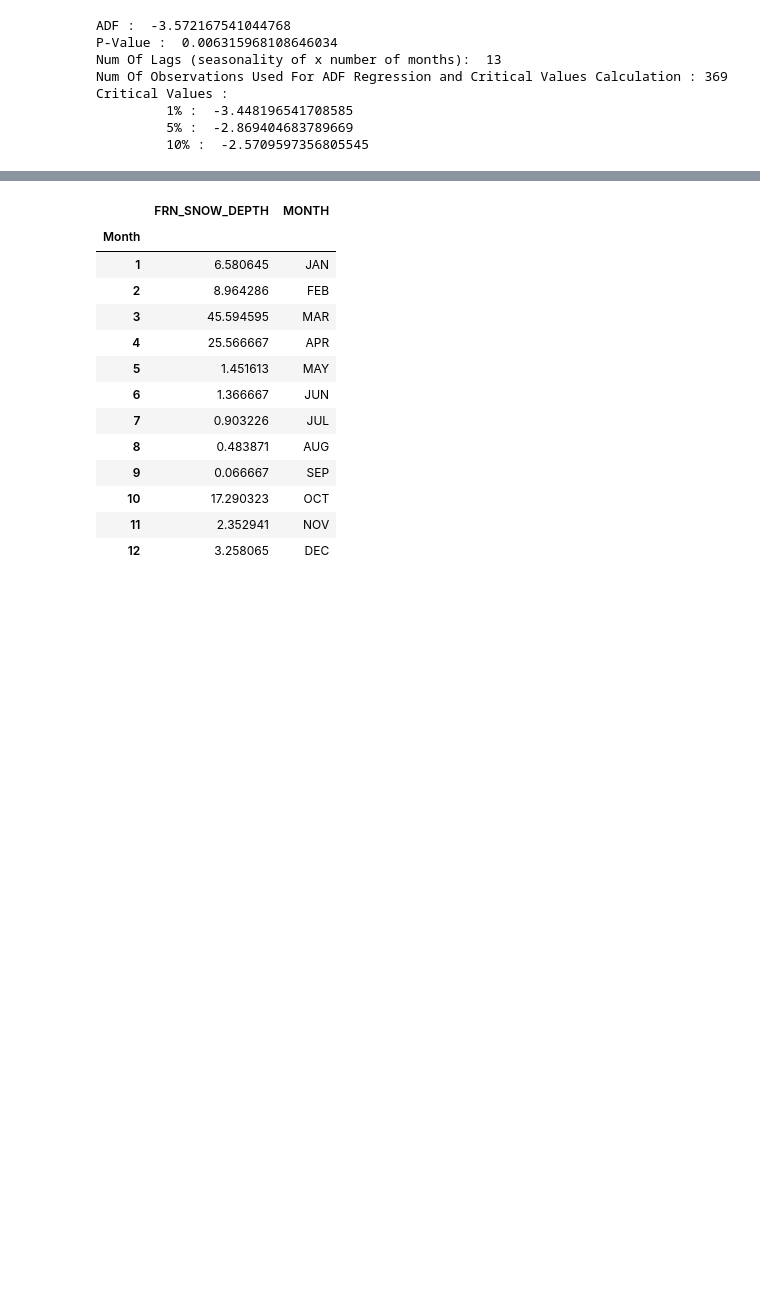
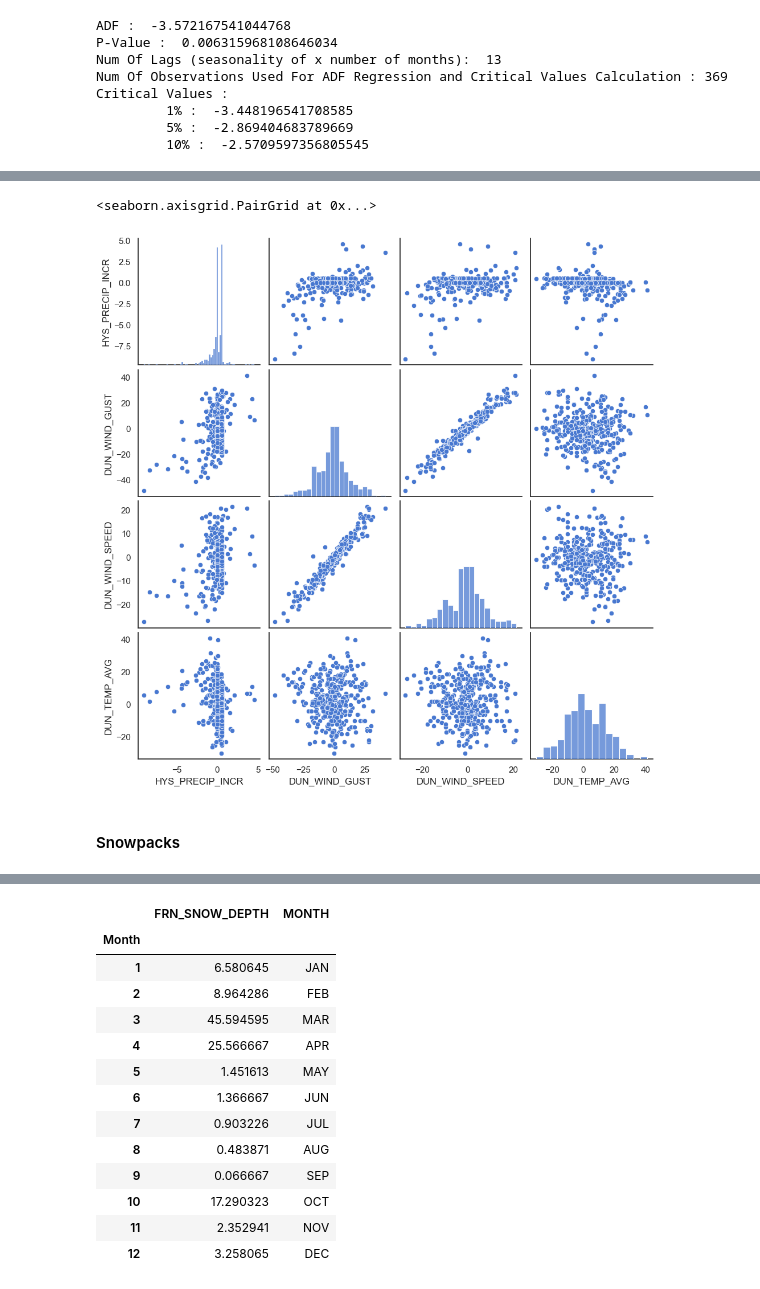
Before and after one commit to lauren-alexandra/basin-inflow-dnn, a Jupyter notebook: EDA.ipynb, the cells around one changed output, grey strips where cells are left out. Drawn from its saved outputs; the diff is of its cells as text; code cells hidden in the pictures; blank space fills up the shorter version.

```diff
--- a/EDA.ipynb
+++ b/EDA.ipynb
@@ -304,3 +227,22 @@ sns.pairplot(FRN_2016_2018)
+# %%
+# Precipitation (at nearby station), wind speed/gust, and average temperature:
+# no correlations found except between wind gust and speed as expected
+
+DUN_2016_2018 = INFLOW_WATER_YEAR_2016_2018.loc[:, [
+    'HYS_PRECIP_INCR', 'DUN_WIND_GUST', 'DUN_WIND_SPEED', 'DUN_TEMP_AVG']]
+
+DUN_2016_2018_DIFF = DUN_2016_2018.copy()
+stationary_DUN_2016_2018_DIFF = difference(DUN_2016_2018_DIFF, days)
+stationary_DUN_2016_2018_DIFF.index = DUN_2016_2018_DIFF.index[days:]
+stationary_DUN_2016_2018_DIFF.columns = ['HYS_PRECIP_INCR', 'DUN_WIND_GUST', 'DUN_WIND_SPEED', 'DUN_TEMP_AVG']
+handle_missing(stationary_DUN_2016_2018_DIFF)
+
+sns.pairplot(stationary_DUN_2016_2018_DIFF)
+# %% [output]
+<seaborn.axisgrid.PairGrid at 0x...>
+[figure, added]
+# %% [markdown]
+#### Snowpacks
 # %%
 """
 Water Year 2017: Oct 2017 - September 2018
```
Also changed, not shown: parts of 39 cells of this notebook.
